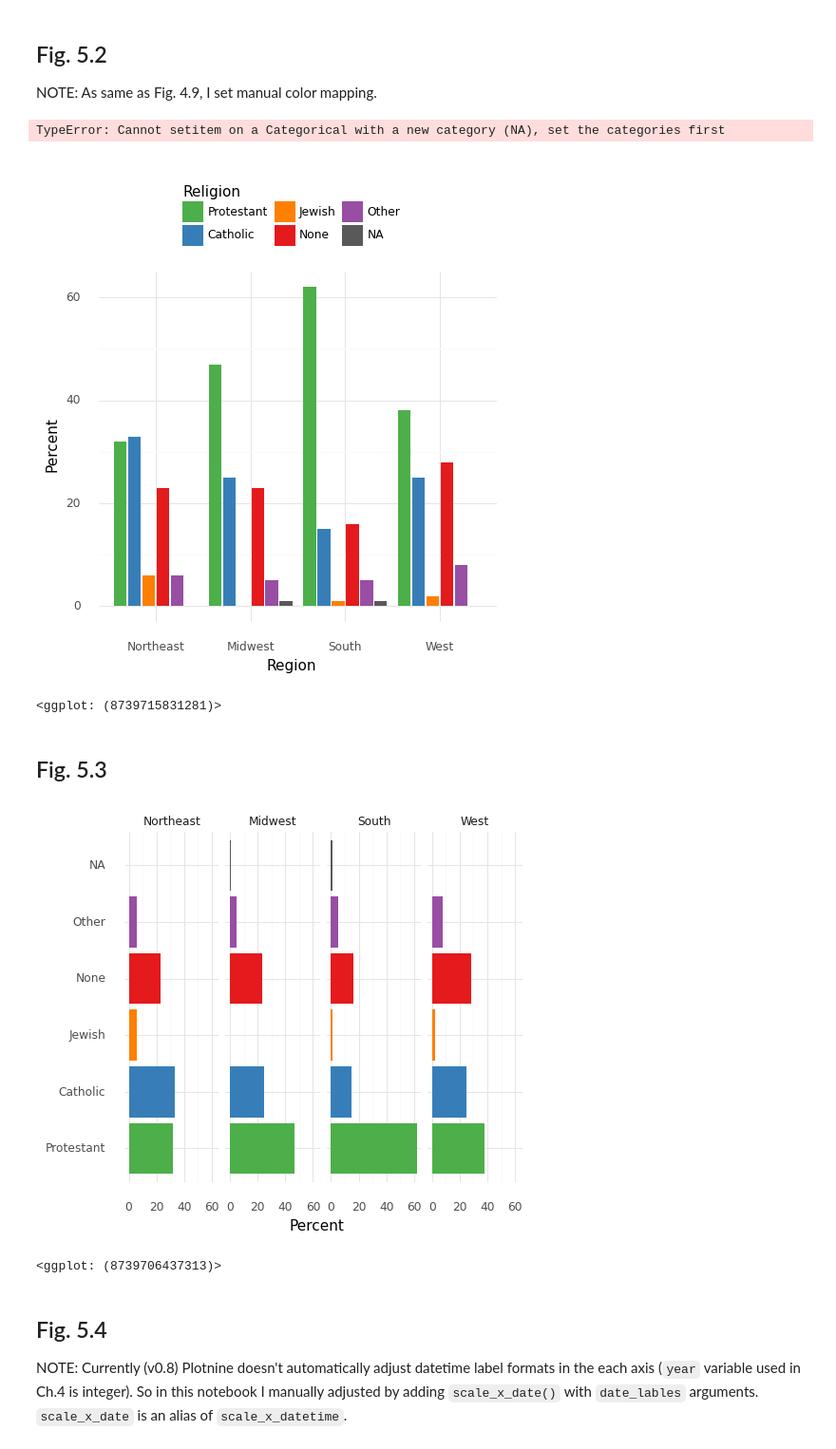
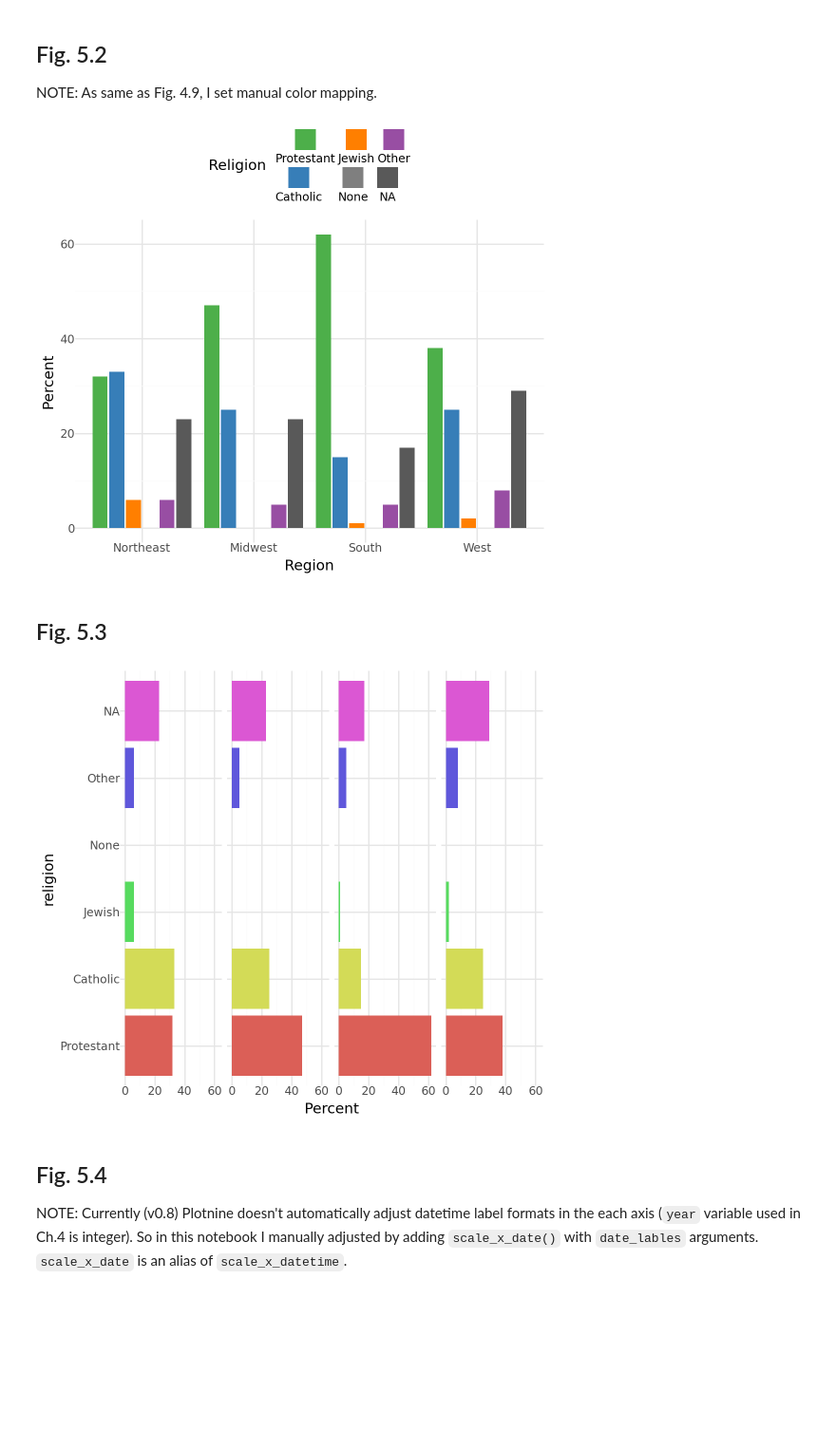
Before and after one commit to Gedevan-Aleksizde/pysocviz, a Jupyter notebook: notebooks/ch.5.ipynb, the cells around one changed output. Shown at 95% size. Cells and saved outputs as stored; diff of their text form; code cells hidden in the pictures; blank space fills up the shorter version.

```diff
--- a/notebooks/ch.5.ipynb
+++ b/notebooks/ch.5.ipynb
@@ -56,17 +58,15 @@ NOTE: As same as Fig. 4.9, I set manual color mapping.
 rel_by_region = gss_sm.assign(
     N=1,
     religion=lambda d: redefine_cat_with_na(d['religion'])
-).groupby(['bigregion', 'religion'])['N'].count()
+).groupby(['bigregion', 'religion'], observed=False)['N'].count()
 
 rel_by_region = pd.DataFrame(
   {
     'N': rel_by_region,
     'freq': rel_by_region / rel_by_region.reset_index(
-      ).groupby(['bigregion'])['N'].sum()
+      ).groupby(['bigregion'], observed=False)['N'].sum()
   }
 ).assign(pct=lambda d: (d['freq'] * 100).round(0)).reset_index()
-# %% [output]
-TypeError: Cannot setitem on a Categorical with a new category (NA), set the categories first
 # %%
 religion_colors = brewer_pal(type='qual', palette='Set1')(gss_sm['religion'].unique().shape[0])
 religion_colors = dict(zip(gss_sm['religion'].unique(), religion_colors))
@@ -80,22 +80,20 @@ p + geom_col(position='dodge2') + labs(
 ) + theme(legend_position="top"
 ) + scale_fill_manual(religion_colors)
 # %% [output]
-[figure, old version]
+[figure, new version]
-<ggplot: (8739715831281)>
 # %% [markdown]
 ## Fig. 5.3
 # %%
 p = ggplot(rel_by_region, aes(x='religion', y='pct', fill='religion'))
 p + geom_col(position="dodge2") + labs(
   x=None,
   y="Percent",
   fill="Religion"
-) + guides(fill=False) + coord_flip(
-) + facet_grid(['.', 'bigregion']
-) + scale_fill_manual(religion_colors)
+)+ guides(fill=False) + coord_flip(
+) + facet_grid(cols=['bigregion']
+)
 # %% [output]
-[figure, old version]
+[figure, new version]
-<ggplot: (8739706437313)>
 # %% [markdown]
 ## Fig. 5.4
 
```
Also changed, not shown: parts of 26 cells of this notebook, 7 other files.
